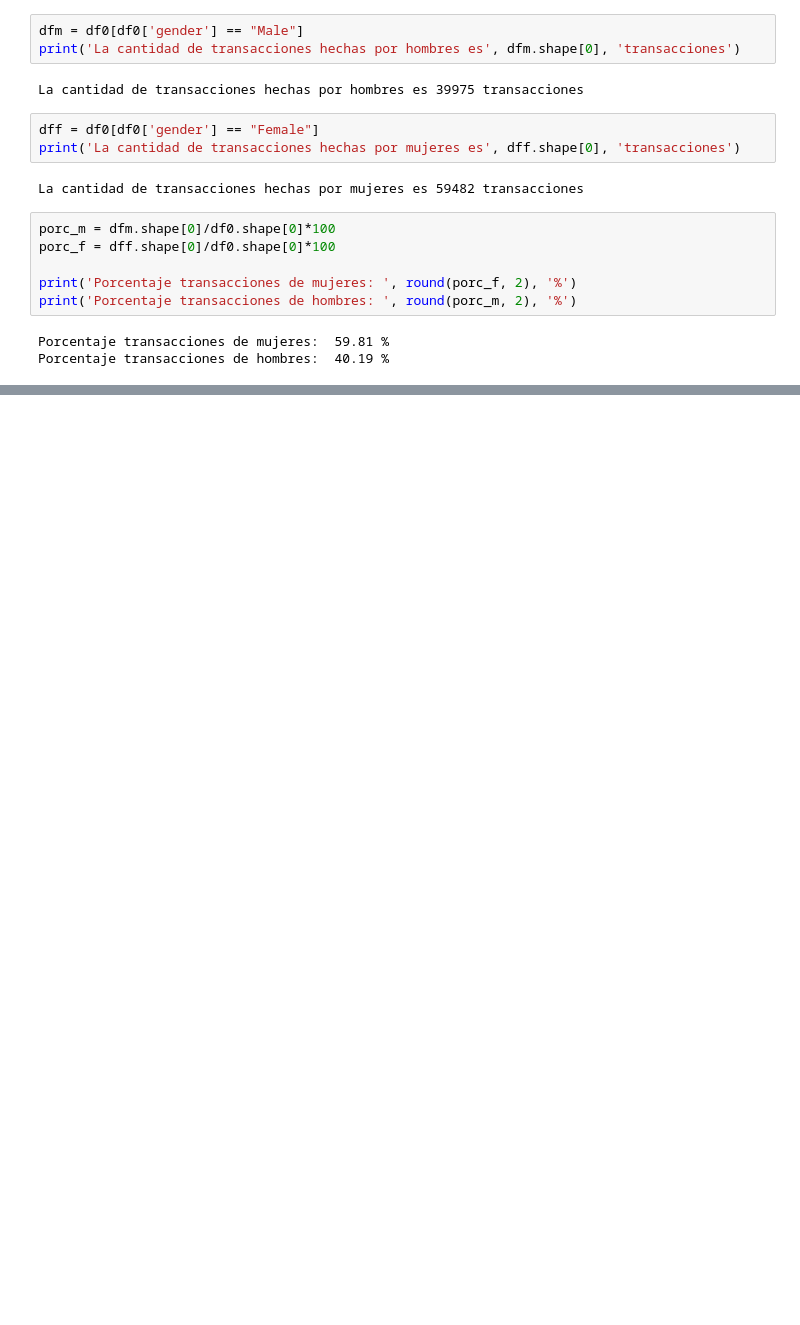
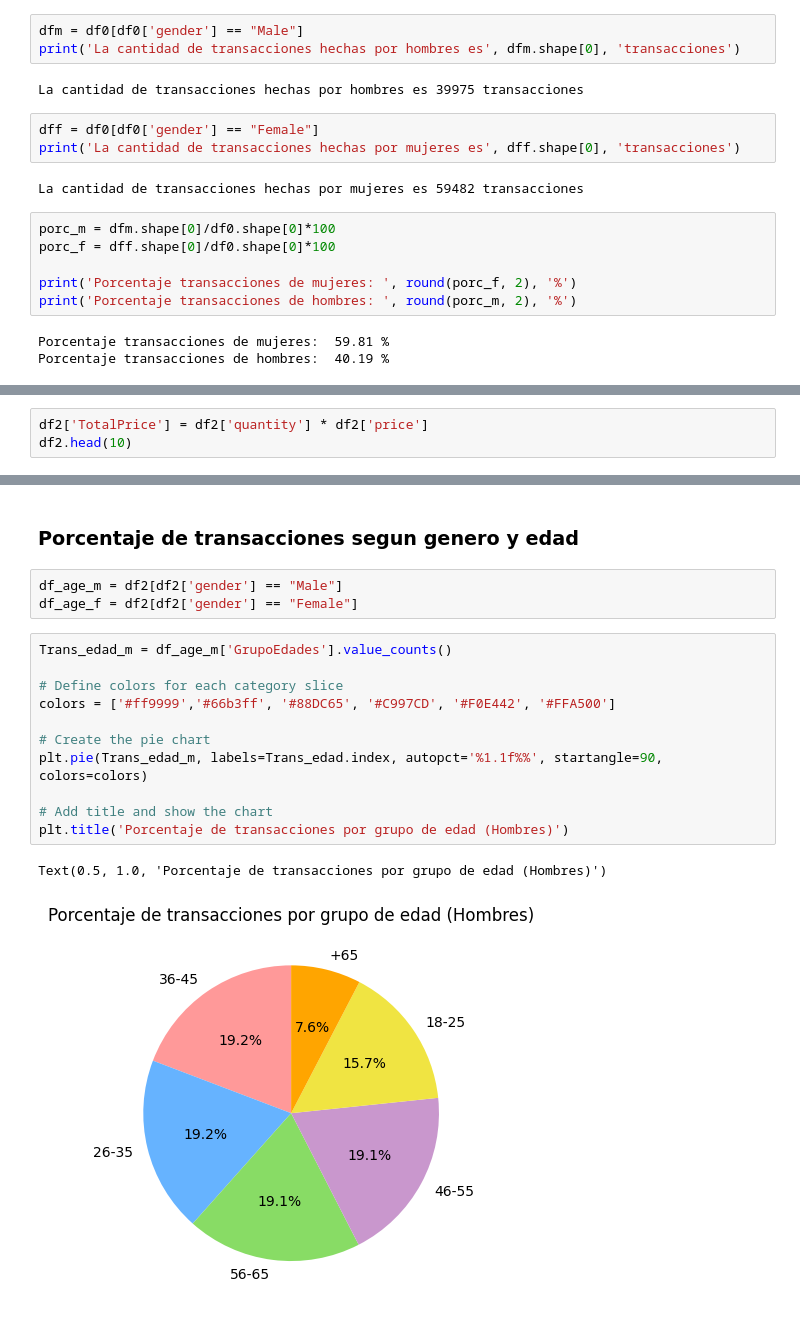
Before and after one commit to Gdiaz097/Retail-dataset, a Jupyter notebook: retail.ipynb, the cells around one changed output, grey strips where cells are left out. Cells and saved outputs as stored; diff of their text form; blank space fills up the shorter version.

```diff
--- a/retail.ipynb
+++ b/retail.ipynb
@@ -117,0 +194,3 @@ Porcentaje transacciones de hombres:  40.19 %
+# %%
+df2['TotalPrice'] = df2['quantity'] * df2['price']
+df2.head(10)
@@ -117,0 +220,19 @@ Porcentaje transacciones de hombres:  40.19 %
+# %% [markdown]
+### Porcentaje de transacciones segun genero y edad
+# %%
+df_age_m = df2[df2['gender'] == "Male"]
+df_age_f = df2[df2['gender'] == "Female"]
+# %%
+Trans_edad_m = df_age_m['GrupoEdades'].value_counts()
+
+# Define colors for each category slice
+colors = ['#ff9999','#66b3ff', '#88DC65', '#C997CD', '#F0E442', '#FFA500']
+
+# Create the pie chart
+plt.pie(Trans_edad_m, labels=Trans_edad.index, autopct='%1.1f%%', startangle=90, colors=colors)
+
+# Add title and show the chart
+plt.title('Porcentaje de transacciones por grupo de edad (Hombres)')
+# %% [output]
+Text(0.5, 1.0, 'Porcentaje de transacciones por grupo de edad (Hombres)')
+[figure, added]
```
Also changed, not shown: parts of 15 cells of this notebook.
